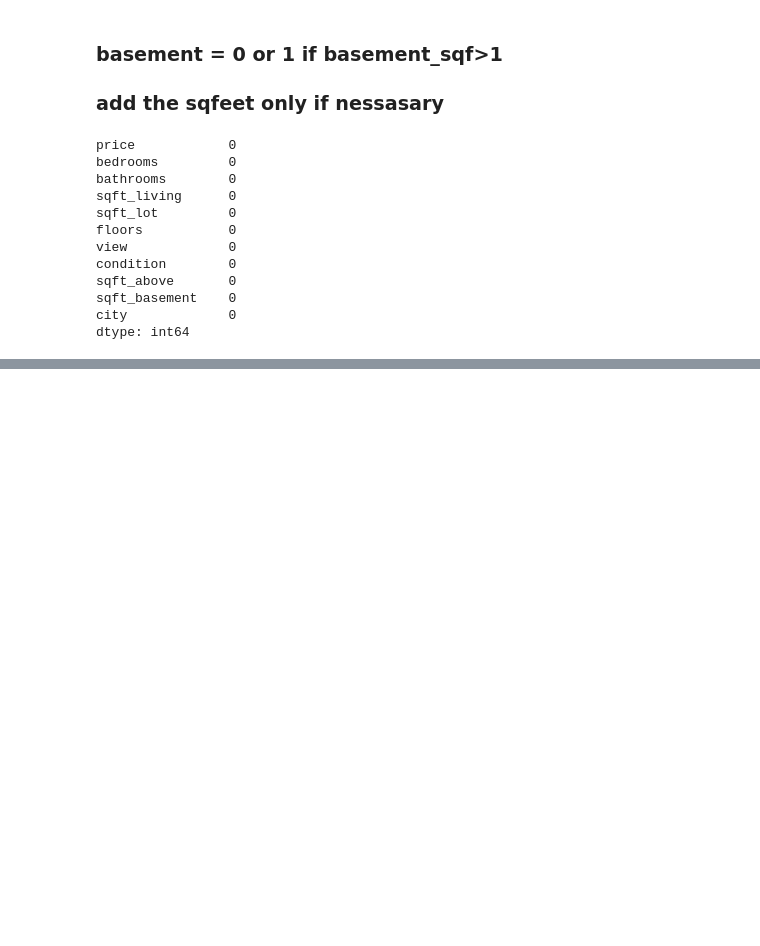
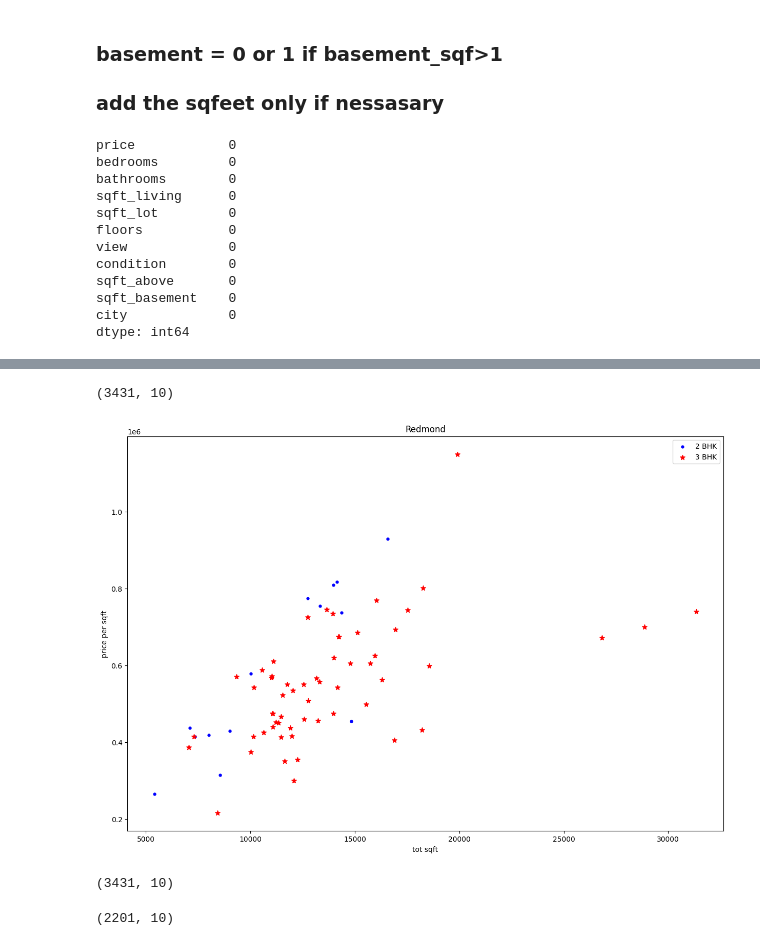
Before and after one commit to Gopz28/cognorise-infotech-Tasks, a Jupyter notebook: Model/USA_houseprice.ipynb, the cells around one changed output, grey strips where cells are left out. Saved outputs shown, nothing was run; the diff lists cells and outputs as text; code cells hidden in the pictures; blank space fills up the shorter version.

```diff
--- a/Model/USA_houseprice.ipynb
+++ b/Model/USA_houseprice.ipynb
@@ -175,0 +233,3 @@ df3.head()
+# %%
+df5 = df4.drop(['sqft_above','sqft_lot','sqft_living'],axis='columns')
+df5.head()
@@ -175,0 +259,4 @@ df3.head()
+# %%
+df6 = df5.copy()
+df6['price_per_sqft'] = df6['price']/df6['tot_sqft']
+df6.head()
@@ -175,0 +270,9 @@ df3.head()
+# %%
+def remove_prpesq_outliers(df):
+    df_out = pd.DataFrame()
+    for key, subdf in df.groupby('city'):
+        m = np.mean(subdf.price_per_sqft)
+        st = np.std(subdf.price_per_sqft)
+        reduced_df = subdf[(subdf.price_per_sqft>(m-st)) & (subdf.price_per_sqft<=(m+st))]
+        df_out = pd.concat([df_out,reduced_df],ignore_index=True)
+    return df_out
@@ -175,0 +283,3 @@ df3.head()
+# %%
+df7 = remove_prpesq_outliers(df6)
+df7.head()
@@ -175,0 +293,22 @@ df3.head()
+# %%
+df7.shape
+# %% [output]
+(3431, 10)
+# %%
+def plot_scatter_chart(df,location):
+    bhk2 = df[(df.city == location) & (df.bedrooms == 2)]
+    bhk3 = df[(df.city == location) & (df.bedrooms == 3)]
+    matplotlib.rcParams['figure.figsize'] = (15,10)
+    plt.scatter(bhk2.tot_sqft,bhk2.price,color = 'blue',label ="2 BHK", marker ="." ,s =50)
+    plt.scatter(bhk3.tot_sqft,bhk3.price,color = 'red',label ="3 BHK", marker ="*" ,s =50)
+    plt.xlabel("tot sqft")
+    plt.ylabel("price per sqft")
+    plt.title(location)
+    plt.legend()
+plot_scatter_chart(df7,"Redmond")
+# %% [output]
+[figure, added]
+# %%
+df7.shape
+# %% [output]
+(3431, 10)
@@ -175,0 +331,5 @@ df3.head()
+# %%
+temp = remove_bhk_outliers(df7)
+temp.shape
+# %% [output]
+(2201, 10)
```
Also changed, not shown: parts of 28 cells of this notebook.
